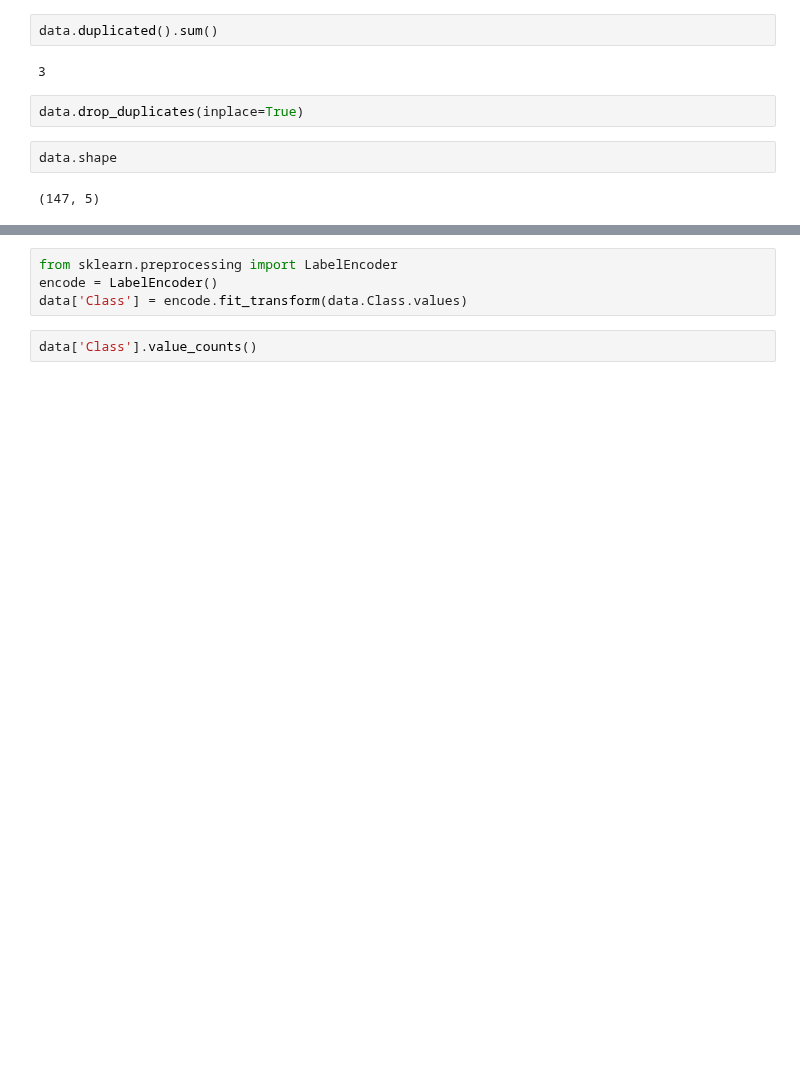
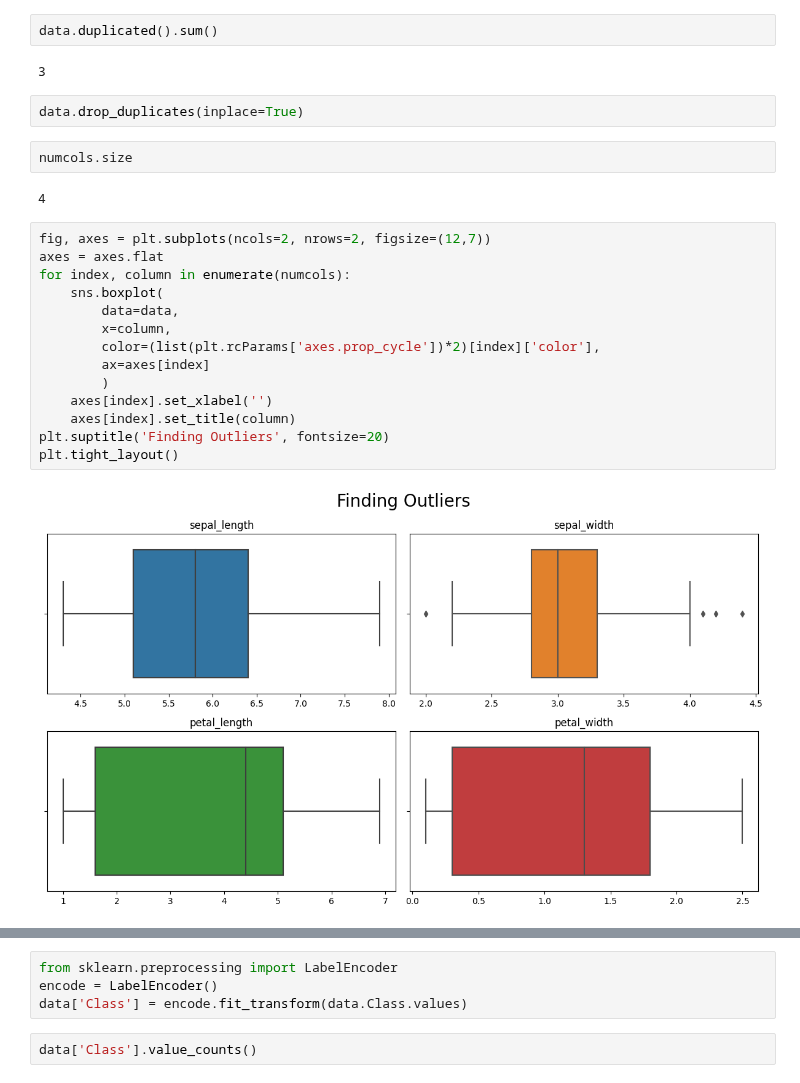
Before and after one commit to SwagAbyss/SwagML, a Jupyter notebook: Projects/iris/Iris_species_prediction.ipynb, the cells around one changed output, grey strips where cells are left out. Cells and saved outputs as stored; diff of their text form; blank space fills up the shorter version.

```diff
--- a/Projects/iris/Iris_species_prediction.ipynb
+++ b/Projects/iris/Iris_species_prediction.ipynb
@@ -84,7 +90,23 @@ data.duplicated().sum()
 3
 # %%
 data.drop_duplicates(inplace=True)
-# %%
-data.shape
-# %% [output]
-(147, 5)
+# %%
+numcols.size
+# %% [output]
+4
+# %%
+fig, axes = plt.subplots(ncols=2, nrows=2, figsize=(12,7))
+axes = axes.flat
+for index, column in enumerate(numcols):
+    sns.boxplot(
+        data=data,
+        x=column,
+        color=(list(plt.rcParams['axes.prop_cycle'])*2)[index]['color'],
+        ax=axes[index]
+        )
+    axes[index].set_xlabel('')
+    axes[index].set_title(column)
+plt.suptitle('Finding Outliers', fontsize=20)
+plt.tight_layout()
+# %% [output]
+[figure, added]
```
Also changed, not shown: parts of 14 cells of this notebook, 1 other file.
